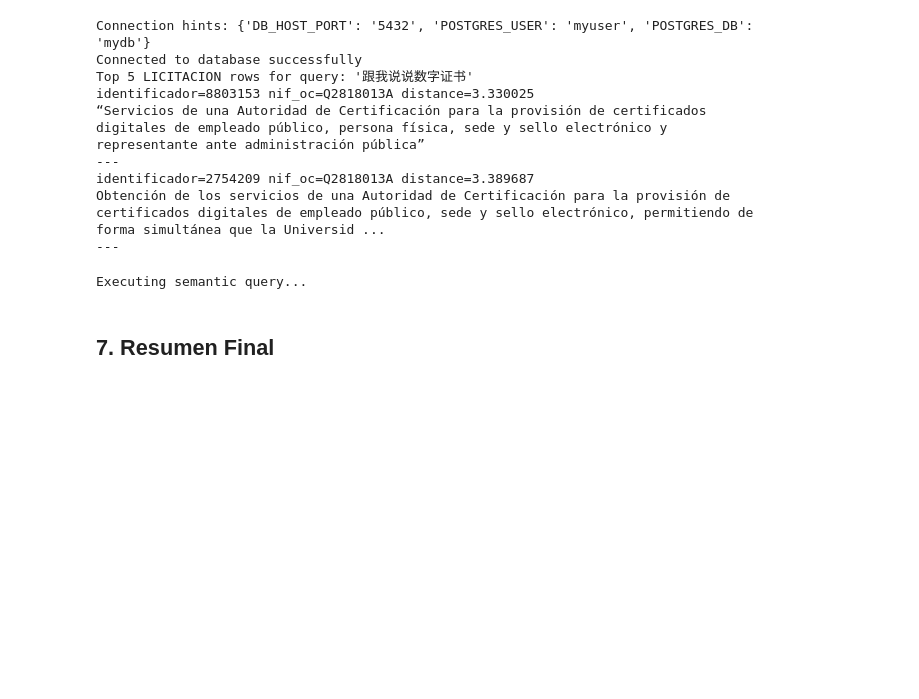
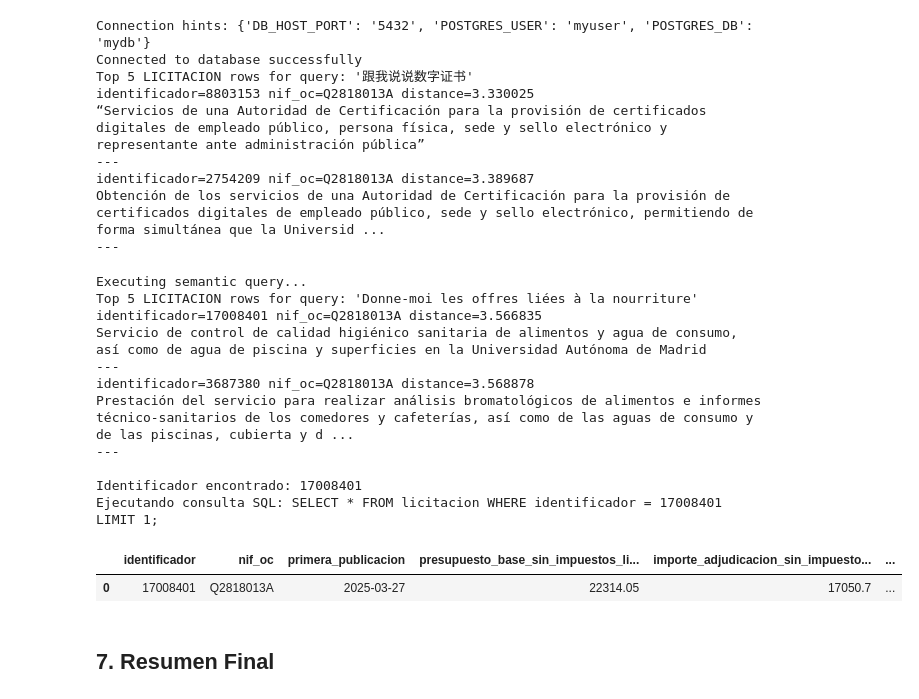
Before and after one commit to rgr-ro/hackathon_gbd, a Jupyter notebook: demo/presentacion.ipynb, the cells around one changed output. Saved outputs shown, nothing was run; the diff lists cells and outputs as text; code cells hidden in the pictures; blank space fills up the shorter version.

```diff
--- a/demo/presentacion.ipynb
+++ b/demo/presentacion.ipynb
@@ -1108,7 +1108,7 @@ Obtención de los servicios de una Autoridad de Certificación para la provisió
 script = os.path.join(scripts_path, 'pgvector_ingest_and_query.py')
 cmd = [
     sys.executable, script, 'query',
-    '--q', 'nourriture',
+    '--q', 'Donne-moi les offres liées à la nourriture',
     '--k', '5',
     '--mode', 'transformer',
     '--model', 'paraphrase-multilingual-MiniLM-L12-v2'
@@ -1131,33 +1131,45 @@ try:
 
     if m:
         identificador = m.group(1)
         print(f'Identificador encontrado: {identificador}')
 
         # Ejecutar consulta SQL usando la conexión `conn` definida previamente en el notebook
         query = f"SELECT * FROM licitacion WHERE identificador = {identificador} LIMIT 1;"
         print('Ejecutando consulta SQL:', query)
         try:
             df_licit = pd.read_sql_query(query, conn)
             if df_licit.empty:
                 print(' No se encontraron filas en la tabla licitacion para el identificador especificado.')
             else:
                 display(df_licit)
         except Exception as e:
             print(f' Error al ejecutar la consulta SQL: {e}')
 
     else:
         print('No se encontró el identificador.')
 
     if res.stderr:
         print('Warnings:', res.stderr, file=sys.stderr)
 except subprocess.CalledProcessError as e:
     print(f' Query failed: {e}')
     if e.stdout:
         print(e.stdout)
     if e.stderr:
         print(e.stderr, file=sys.stderr)
 # %% [output]
 Executing semantic query...
+Top 5 LICITACION rows for query: 'Donne-moi les offres liées à la nourriture'
+identificador=17008401 nif_oc=Q2818013A distance=3.566835
+Servicio de control de calidad higiénico sanitaria de alimentos y agua de consumo, así como de agua de piscina y superficies en la Universidad Autónoma de Madrid
+---
+identificador=3687380 nif_oc=Q2818013A distance=3.568878
+Prestación del servicio para realizar análisis bromatológicos de alimentos e informes técnico-sanitarios de los comedores y cafeterías, así como de las aguas de consumo y de las piscinas, cubierta y d ...
+---
+
+Identificador encontrado: 17008401
+Ejecutando consulta SQL: SELECT * FROM licitacion WHERE identificador = 17008401 LIMIT 1;
+|  | identificador | nif_oc | primera_publicacion | presupuesto_base_sin_impuestos_li... | importe_adjudicacion_sin_impuesto... | ... |
+| 0 | 17008401 | Q2818013A | 2025-03-27 | 22314.05 | 17050.7 | ... |
 # %% [markdown]
 ## 7. Resumen Final
 # %%
```
Also changed, not shown: parts of 12 cells of this notebook.
